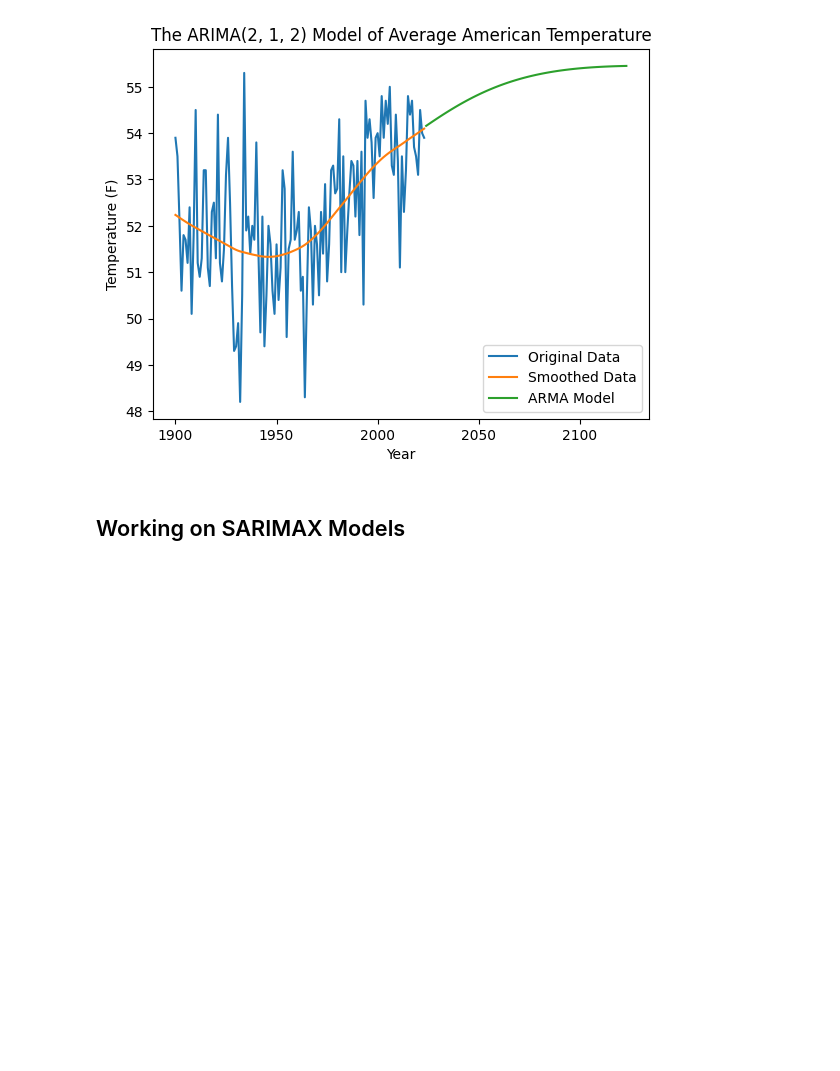
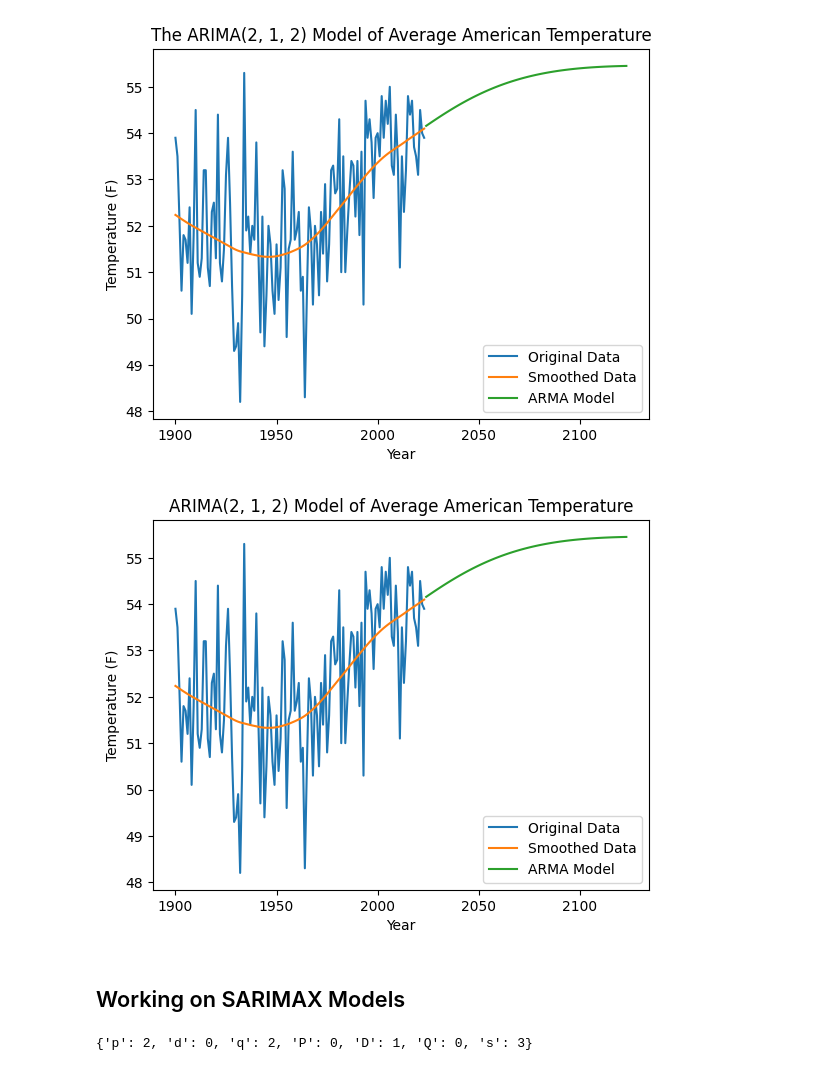
Before and after one commit to EthanPrimes/modeling_climate_change, a Jupyter notebook: arima_models.ipynb, the cells around one changed output. Saved outputs shown, nothing was run; the diff lists cells and outputs as text; code cells hidden in the pictures; blank space fills up the shorter version.

Commit message:
added a SARIMAX model and graph to the paper

```diff
--- a/arima_models.ipynb
+++ b/arima_models.ipynb
@@ -429,5 +411,27 @@ plt.show()
 # %% [output]
 Best AIC: -1319.8438919713951
 [figure]
+# %%
+
+# Intialize the ARIMA model with optimal parameters
+model = ARIMA(z, order=(opt_p, opt_d, opt_q)).fit(method='statespace')
+
+# Predict from the beginning of the model to n observations in the future
+pred = model.predict(start=len(z), end=len(z) + n)
+pred_index = pd.RangeIndex(y.index[-1], y.index[-1] + n + 1, 1)
+plt.plot(y.index, y, label="Original Data")
+plt.plot(y.index, z, label="Smoothed Data")
+plt.plot(pred_index[1:], pred[1:], label="ARMA Model")
+plt.xlabel("Year")
+plt.ylabel(r"Temperature (F)")
+plt.title(f"ARIMA({opt_p}, {opt_d}, {opt_q}) Model of Average American Temperature")
+# plt.axvline(2000, c="red", label="Your birth")
+# plt.axvline(2035, c="red", label="Your first child's birth")
+# plt.axvline(2070, c="red", label="Your first grandchild's birth")
+# plt.axvline(2100, c="black", label="You all die")
+plt.legend()
+plt.show()
+# %% [output]
+[figure, added]
 # %% [markdown]
 ## Working on SARIMAX Models
@@ -433,0 +445,49 @@ Best AIC: -1319.8438919713951
+# %%
+# Using cross validation to determine the best SARIMAX hyperparameters
+p_vals = list(range(3))
+d_vals = list(range(3))
+q_vals = list(range(3))
+P_vals = list(range(3))
+D_vals = list(range(3))
+Q_vals = list(range(3))
+s_vals = list(range(2, 4))
+
+opt_params = {
+    "p": None,
+    "d": None,
+    "q": None,
+    "P": None,
+    "D": None,
+    "Q": None,
+    "s": None,
+}
+
+# Running cross validation
+best_rmse = float("inf")
+for p, d, q, P, D, Q, s in list(product(p_vals, d_vals, q_vals, P_vals, D_vals, Q_vals, s_vals)):
+    try:
+        # Training the SARIMAX model
+        model = SARIMAX(
+            avtemp_df["temp"].iloc[:int(0.8*len(avtemp_df))],
+            order = (p, d, q),
+            seasonal_order= (P, D, Q, s)
+        )
+        res = model.fit()
+        forecast = res.forecast(steps=25)
+        score = (np.mean((forecast.values - avtemp_df["temp"].iloc[int(0.8*len(avtemp_df)):])**2))**0.5
+
+        if score < best_rmse:
+            best_rmse = score
+            opt_params["p"] = p
+            opt_params["d"] = d
+            opt_params["q"] = q
+            opt_params["P"] = P
+            opt_params["D"] = D
+            opt_params["Q"] = Q
+            opt_params["s"] = s
+    except:
+        continue
+
+print(opt_params)
+# %% [output]
+{'p': 2, 'd': 0, 'q': 2, 'P': 0, 'D': 1, 'Q': 0, 's': 3}
```
Also changed, not shown: parts of 8 cells of this notebook, 2 other files.
